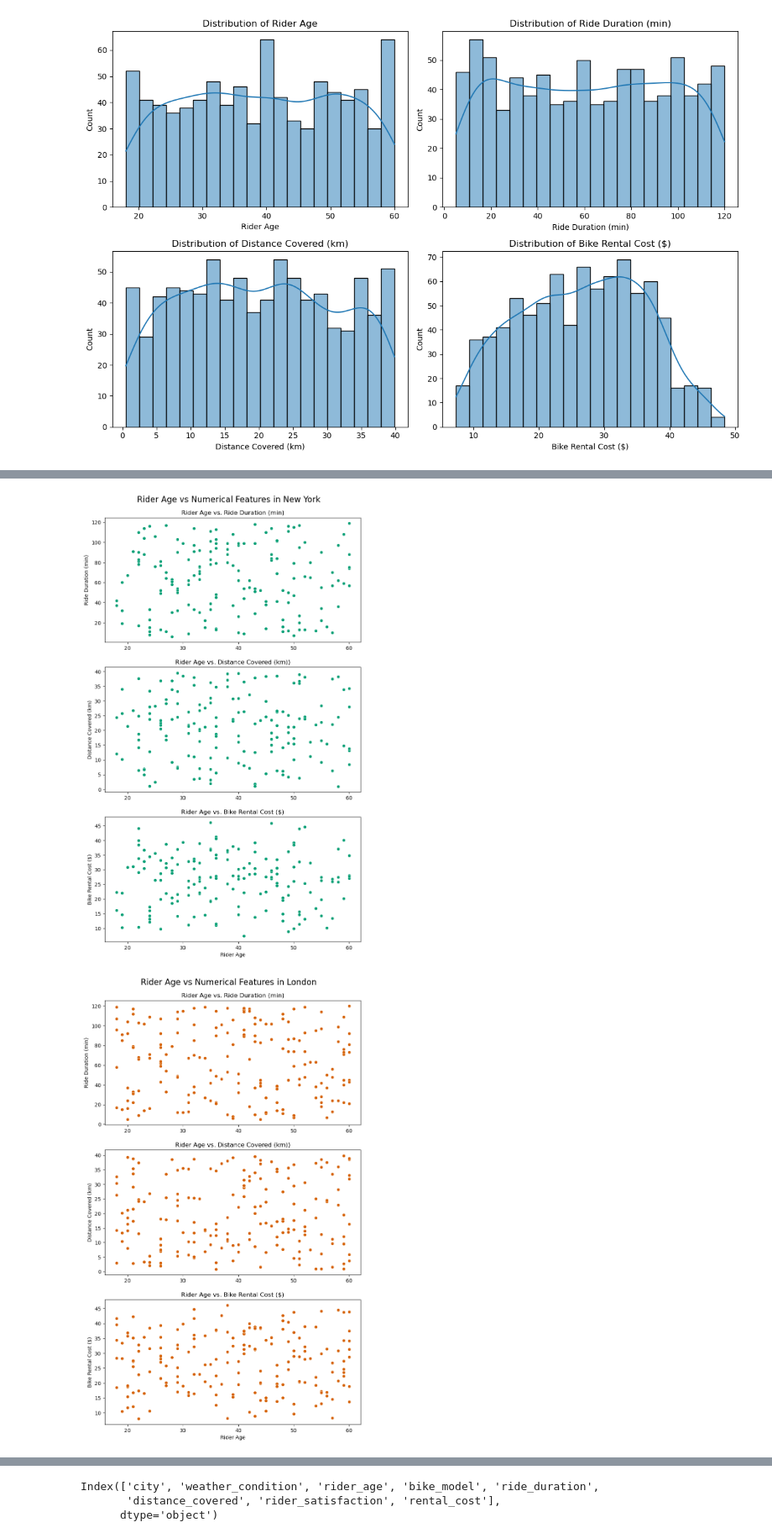
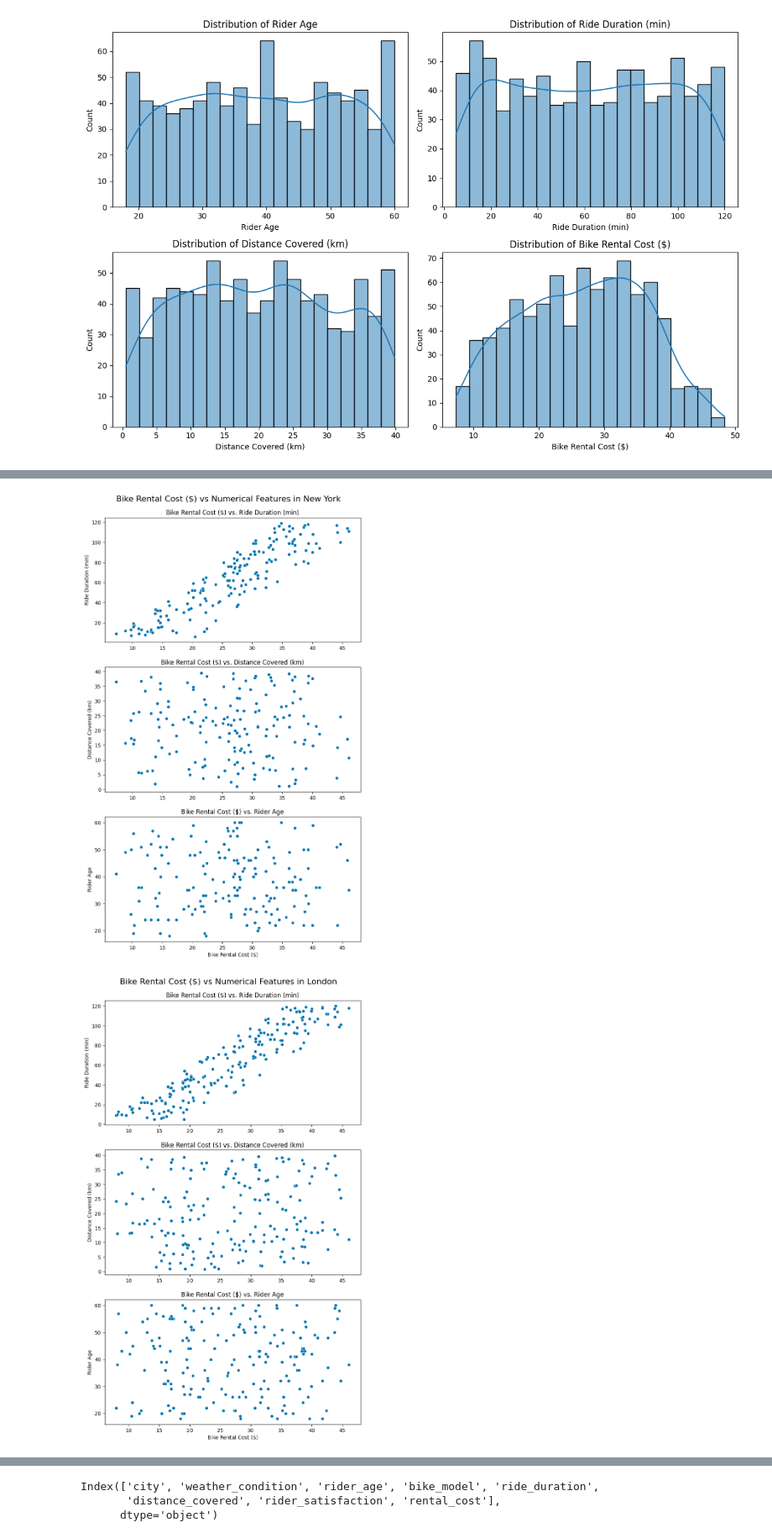
Before and after one commit to OnionKnightN/dynamic-pricing-regression-model, a Jupyter notebook: Hdip_Hoai_Nhan_Nguyen_2024.ipynb, the cells around one changed output, grey strips where cells are left out. Shown at 84% size. Drawn from its saved outputs; the diff is of its cells as text; code cells hidden in the pictures.

Commit message:
Refined EDA and data preparation

```diff
--- a/Hdip_Hoai_Nhan_Nguyen_2024.ipynb
+++ b/Hdip_Hoai_Nhan_Nguyen_2024.ipynb
@@ -48,7 +49,7 @@ from sklearn.preprocessing import OneHotEncoder
 **Loading Dataset**
 # %%
 # Loading the dataset
-df = pd.read_excel('data/biking_dataset.xlsx')
+df = pd.read_excel('drive/MyDrive/Colab Notebooks/data/biking_dataset.xlsx')
 # %% [markdown]
 **Inpecting Dataframe Structure**
 # %%
@@ -375,54 +411,54 @@ fig,((ax1,ax2,ax3)) = plt.subplots(nrows=3, figsize=(9,15))
 df_new_york = df[df['City'] == "New York"]
 
 # Adding title to overall subplots
-fig.suptitle("Rider Age vs Numerical Features in New York", fontsize=16, y=0.92)
+fig.suptitle("Bike Rental Cost ($) vs Numerical Features in New York", fontsize=16, y=0.92)
 
-# Scatterplot for Rider age vs Ride Duration (min)
-sns.scatterplot(data=df_new_york,  x='Rider Age',  y='Ride Duration (min)',ax=ax1, color='#029E73')
-ax1.set_title('Rider Age vs. Ride Duration (min)')
+# Scatterplot for Bike Rental Cost ($) vs. Ride Duration (min)
+sns.scatterplot(data=df_new_york,  x='Bike Rental Cost ($)',  y='Ride Duration (min)',ax=ax1, color='#0173B2')
+ax1.set_title('Bike Rental Cost ($) vs. Ride Duration (min)')
 ax1.set_xlabel('')
 
-# Scatterplot for Rider age vs Distance Covered (km)
-sns.scatterplot(data=df_new_york,  x='Rider Age',  y='Distance Covered (km)',ax=ax2, color='#029E73')
-ax2.set_title('Rider Age vs. Distance Covered (km))')
+# Scatterplot for Bike Rental Cost ($) vs. Distance Covered (km)
+sns.scatterplot(data=df_new_york,  x='Bike Rental Cost ($)',  y='Distance Covered (km)',ax=ax2, color='#0173B2')
+ax2.set_title('Bike Rental Cost ($) vs. Distance Covered (km)')
 ax2.set_xlabel('')
 
-# Scatterplot for Rider age vs Bike Rental Cost ($)
-sns.scatterplot(data=df_new_york,  x='Rider Age',  y='Bike Rental Cost ($)',ax=ax3, color='#029E73')
-ax3.set_title('Rider Age vs. Bike Rental Cost ($)')
+# Scatterplot for Bike Rental Cost ($) vs. Distance Covered (km)
+sns.scatterplot(data=df_new_york,  x='Bike Rental Cost ($)',  y='Rider Age',ax=ax3, color='#0173B2')
+ax3.set_title('Bike Rental Cost ($) vs. Rider Age')
 
 # Showing plot
 plt.show()
 # %% [output]
-[figure, old version]
+[figure, new version]
 # %%
 # Creating subplots for the charts
 fig,((ax1,ax2,ax3)) = plt.subplots(nrows=3, figsize=(9,15))
 
 # Filter the dataframe for a specificed city
-df_new_york = df[df['City'] == "London"]
+df_london = df[df['City'] == "London"]
 
 # Adding title to overall subplots
-fig.suptitle("Rider Age vs Numerical Features in London", fontsize=16, y=0.92)
+fig.suptitle("Bike Rental Cost ($) vs Numerical Features in London", fontsize=16, y=0.92)
 
-# Scatterplot for Rider age vs Ride Duration (min)
-sns.scatterplot(data=df_new_york,  x='Rider Age',  y='Ride Duration (min)',ax=ax1, color='#D55E00')
-ax1.set_title('Rider Age vs. Ride Duration (min)')
+# Scatterplot for Bike Rental Cost ($) vs. Ride Duration (min)
+sns.scatterplot(data=df_london,  x='Bike Rental Cost ($)',  y='Ride Duration (min)',ax=ax1, color='#0173B2')
+ax1.set_title('Bike Rental Cost ($) vs. Ride Duration (min)')
 ax1.set_xlabel('')
 
-# Scatterplot for Rider age vs Distance Covered (km)
-sns.scatterplot(data=df_new_york,  x='Rider Age',  y='Distance Covered (km)',ax=ax2, color='#D55E00')
-ax2.set_title('Rider Age vs. Distance Covered (km))')
+# Scatterplot for Bike Rental Cost ($) vs. Distance Covered (km)
+sns.scatterplot(data=df_london,  x='Bike Rental Cost ($)',  y='Distance Covered (km)',ax=ax2, color='#0173B2')
+ax2.set_title('Bike Rental Cost ($) vs. Distance Covered (km)')
 ax2.set_xlabel('')
 
-# Scatterplot for Rider age vs Bike Rental Cost ($)
-sns.scatterplot(data=df_new_york,  x='Rider Age',  y='Bike Rental Cost ($)',ax=ax3, color='#D55E00')
-ax3.set_title('Rider Age vs. Bike Rental Cost ($)')
+# Scatterplot for Bike Rental Cost ($) vs. Distance Covered (km)
+sns.scatterplot(data=df_london,  x='Bike Rental Cost ($)',  y='Rider Age',ax=ax3, color='#0173B2')
+ax3.set_title('Bike Rental Cost ($) vs. Rider Age')
 
 # Showing plot
 plt.show()
 # %% [output]
-[figure, old version]
+[figure, new version]
 # %%
 # Creating subplots for the charts
 fig,((ax1,ax2,ax3)) = plt.subplots(nrows=3, figsize=(9,15))
```
Also changed, not shown: parts of 15 cells of this notebook.
